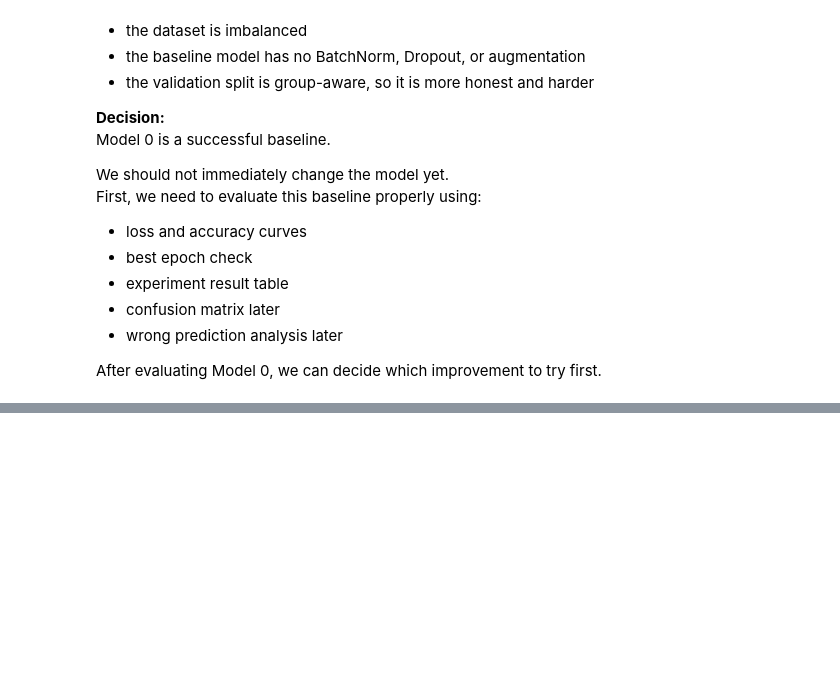
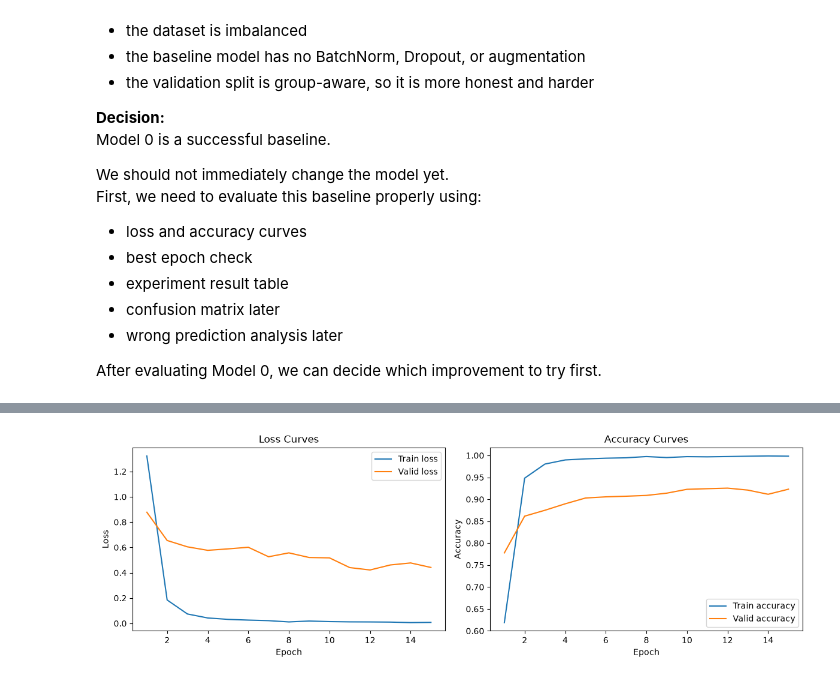
Before and after one commit to kawsar07ahmmed0712-rgb/Pytorch-German-Traffic-Sign-Recognition, a Jupyter notebook: Notebook/02_gtsrb_full_pytorch_workflow.ipynb, the cells around one changed output, grey strips where cells are left out. Drawn from its saved outputs; the diff is of its cells as text; code cells hidden in the pictures; blank space fills up the shorter version.

Commit message:
Train and evaluate baseline CNN

```diff
--- a/Notebook/02_gtsrb_full_pytorch_workflow.ipynb
+++ b/Notebook/02_gtsrb_full_pytorch_workflow.ipynb
@@ -1969,0 +2050,6 @@ After evaluating Model 0, we can decide which improvement to try first.
+# %%
+importlib.reload(hf)
+
+hf.plot_training_curves(model_0_results)
+# %% [output]
+[figure, added]
```
Also changed, not shown: parts of 41 cells of this notebook, 1 other file.
